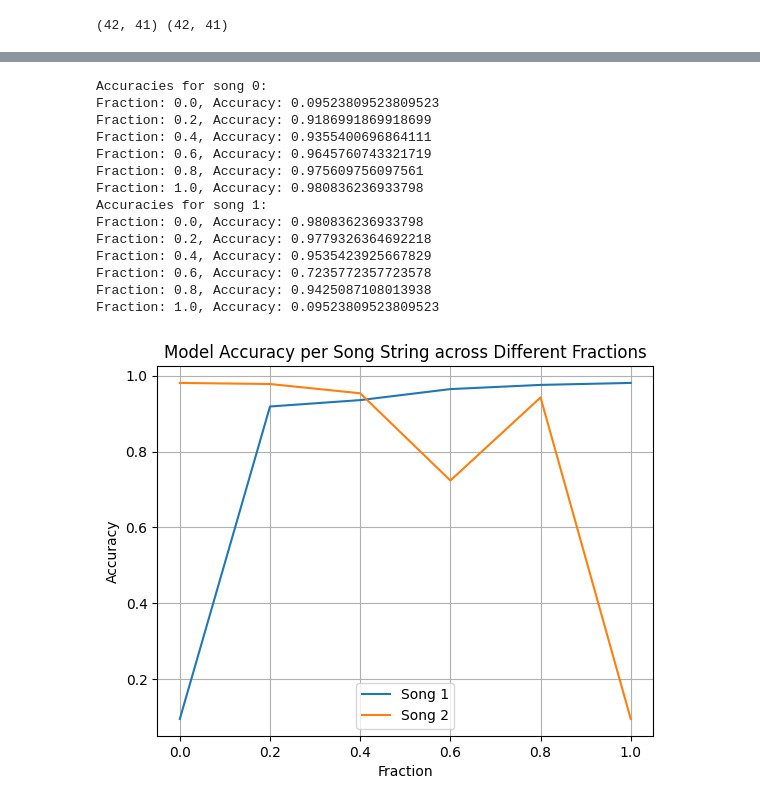
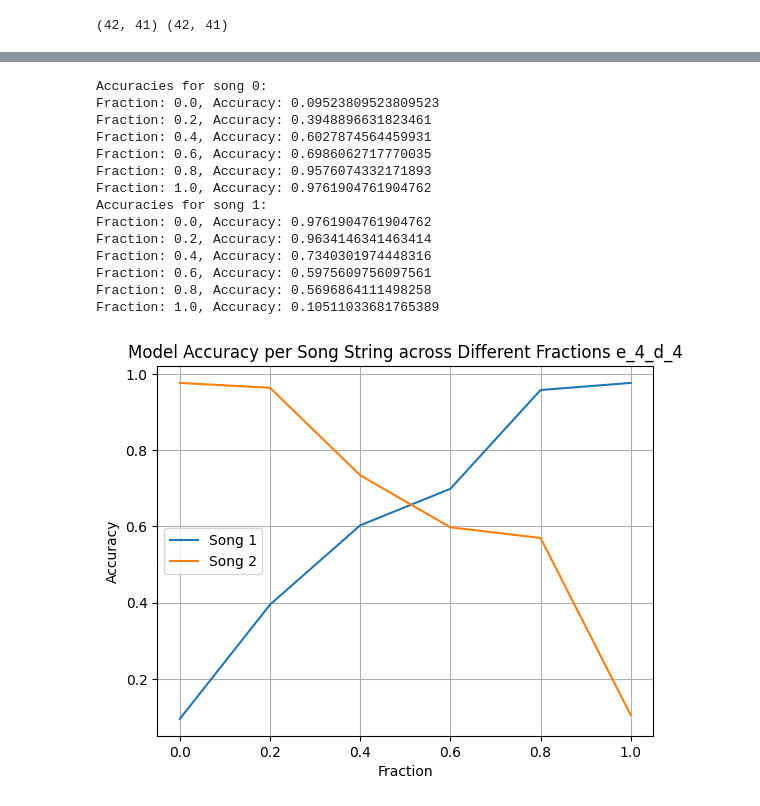
Before and after one commit to balajiVijayaraj7/Code-Mixed_Reality, a Jupyter notebook: overlap_contradiction.ipynb, the cells around one changed output, grey strips where cells are left out. Cells and saved outputs as stored; diff of their text form; code cells hidden in the pictures.

Commit message:
different models sizes added

```diff
--- a/overlap_contradiction.ipynb
+++ b/overlap_contradiction.ipynb
@@ -530,15 +533,15 @@ print(input_list.shape, output_list.shape)
 
 # Initialize parameters for the model and environment setup
 ntokens = 9  # Size of vocabulary
-emsize = 8  # Embedding dimension
+emsize = 4  # Embedding dimension
 nhead = 2  # Number of heads in the nn.MultiheadAttention
-d_hid = 8  # Dimension of the feedforward network model in nn.TransformerEncoder
+d_hid = 4  # Dimension of the feedforward network model in nn.TransformerEncoder
 nlayers = 2  # Number of nn.TransformerEncoderLayer
 dropout = 0.03  # Dropout probability
 learning_rate = 1e-3
 num_epochs = 1000
 fractions = np.arange(0, 101, 20) / 100
-model_dir = "overlap transformers up down"
+model_dir = "overlap_transformers_up_down_e4_d4"
 os.makedirs(model_dir, exist_ok=True)
 
 source, target = getTrainingData(songStrings, 2)  # Assume this function is properly defined
@@ -626,7 +629,7 @@ sssssssssss torch.Size([41, 42])
 fractions = np.arange(0, 101, 20) / 100
 
 # Define a directory to save/load models
-model_dir = "overlap transformers up down"
+model_dir = "overlap_transformers_up_down_e4_d4"
 
 # Assuming getTrainingData and split_and_shuffle_data_randomly_based_on_fraction are defined as before
 
@@ -685,31 +688,31 @@ for song_idx, song in enumerate(songStrings):
 # %% [output]
 Accuracies for song 0:
 Fraction: 0.0, Accuracy: 0.09523809523809523
-Fraction: 0.2, Accuracy: 0.9186991869918699
-Fraction: 0.4, Accuracy: 0.9355400696864111
-Fraction: 0.6, Accuracy: 0.9645760743321719
-Fraction: 0.8, Accuracy: 0.975609756097561
-Fraction: 1.0, Accuracy: 0.980836236933798
+Fraction: 0.2, Accuracy: 0.3948896631823461
+Fraction: 0.4, Accuracy: 0.6027874564459931
+Fraction: 0.6, Accuracy: 0.6986062717770035
+Fraction: 0.8, Accuracy: 0.9576074332171893
+Fraction: 1.0, Accuracy: 0.9761904761904762
 Accuracies for song 1:
-Fraction: 0.0, Accuracy: 0.980836236933798
-Fraction: 0.2, Accuracy: 0.9779326364692218
-Fraction: 0.4, Accuracy: 0.9535423925667829
-Fraction: 0.6, Accuracy: 0.7235772357723578
-Fraction: 0.8, Accuracy: 0.9425087108013938
-Fraction: 1.0, Accuracy: 0.09523809523809523
+Fraction: 0.0, Accuracy: 0.9761904761904762
+Fraction: 0.2, Accuracy: 0.9634146341463414
+Fraction: 0.4, Accuracy: 0.7340301974448316
+Fraction: 0.6, Accuracy: 0.5975609756097561
+Fraction: 0.8, Accuracy: 0.5696864111498258
+Fraction: 1.0, Accuracy: 0.10511033681765389
 # %%
 #up down
 import matplotlib.pyplot as plt
 
 # Plot accuracies for each song string
 for song_idx, song in enumerate(songStrings):
     plt.plot(fractions, accuracies[:, song_idx], label=f'Song {song_idx+1}')
 
 plt.xlabel('Fraction')
 plt.ylabel('Accuracy')
-plt.title('Model Accuracy per Song String across Different Fractions')
+plt.title('Model Accuracy per Song String across Different Fractions e_4_d_4')
 plt.legend()
 plt.grid(True)
 plt.show()
 # %% [output]
-[figure, old version]
+[figure, new version]
```
Also changed, not shown: parts of 7 cells of this notebook, 36 other files.
